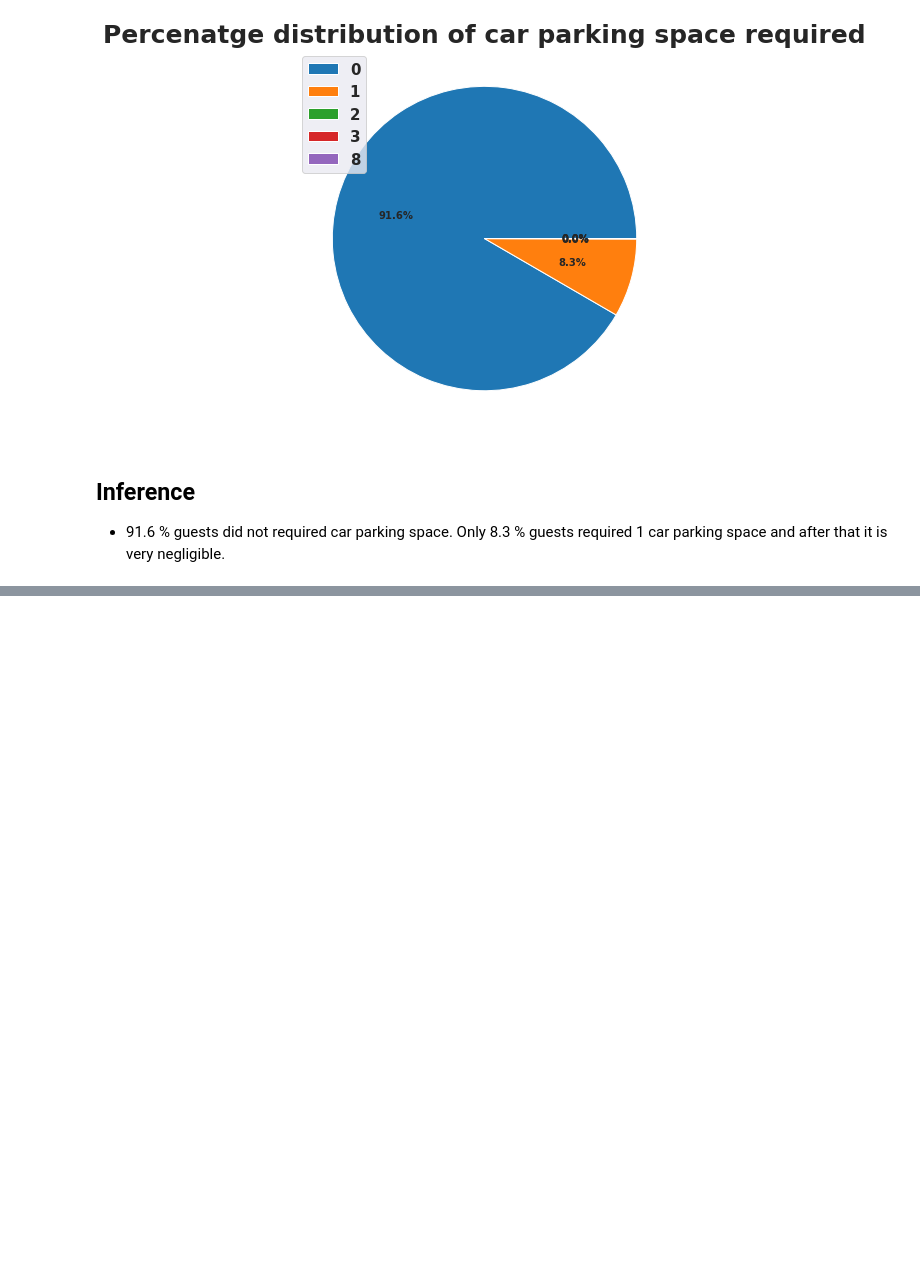
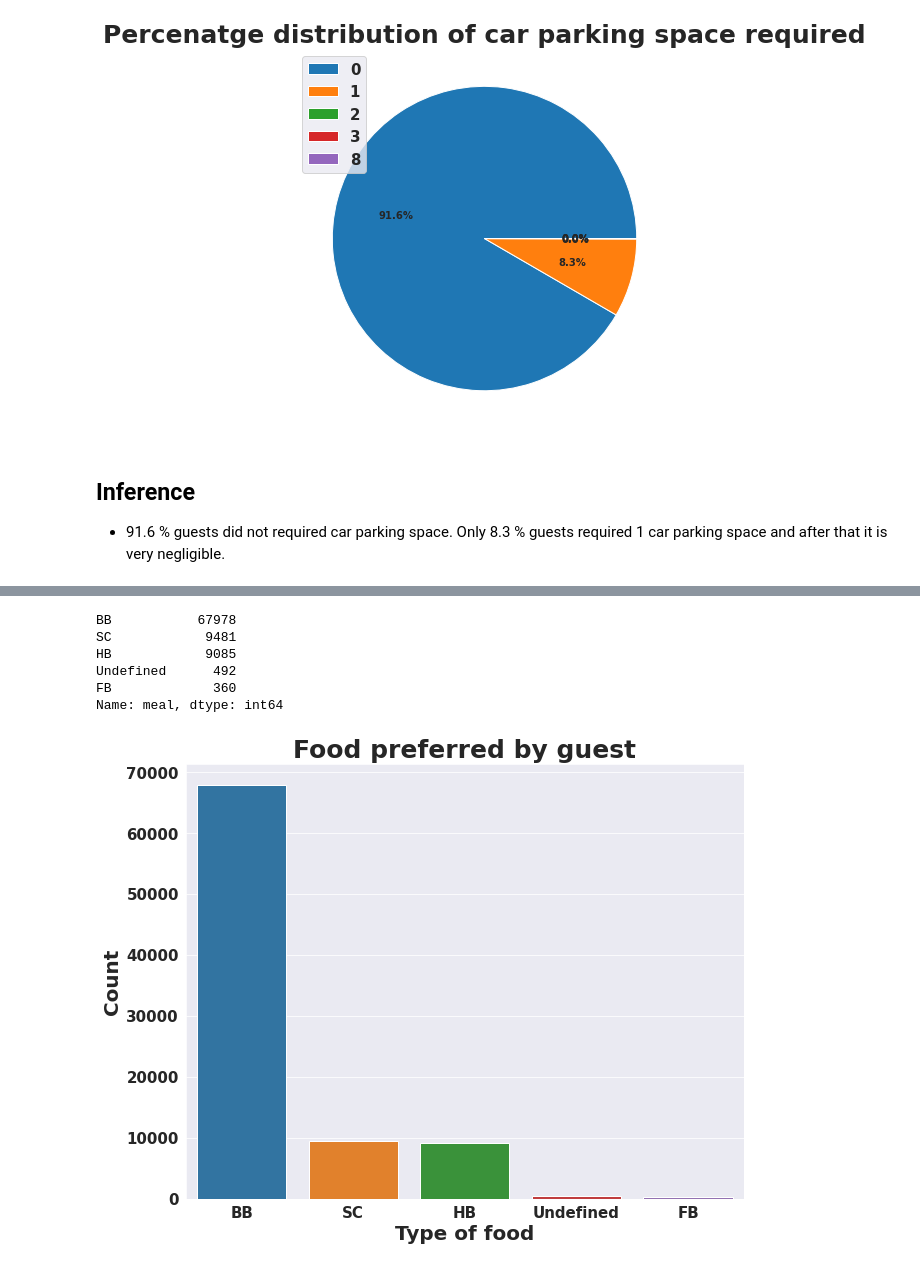
Before and after one commit to PranayUmredkar97/EDA-Hotel-Bookings-Capstone-Project-1, a Jupyter notebook: EDA_Hotel_Bookings_Capstone_Project1.ipynb, the cells around one changed output, grey strips where cells are left out. Drawn from its saved outputs; the diff is of its cells as text; code cells hidden in the pictures; blank space fills up the shorter version.

```diff
--- a/EDA_Hotel_Bookings_Capstone_Project1.ipynb
+++ b/EDA_Hotel_Bookings_Capstone_Project1.ipynb
@@ -680,0 +706,19 @@ plt.legend(legend, loc = 'upper left');
+# %%
+#check food preference
+df['meal'].value_counts()
+# %% [output]
+BB           67978
+SC            9481
+HB            9085
+Undefined      492
+FB             360
+Name: meal, dtype: int64
+# %%
+#plot meal preference
+plt.figure(figsize=(10,8))
+sns.barplot(x=df['meal'].value_counts().keys(),y=df['meal'].value_counts())
+plt.xlabel('Type of food')
+plt.ylabel('Count')
+plt.title('Food preferred by guest');
+# %% [output]
+[figure, added]
```
Also changed, not shown: parts of 56 cells of this notebook.
